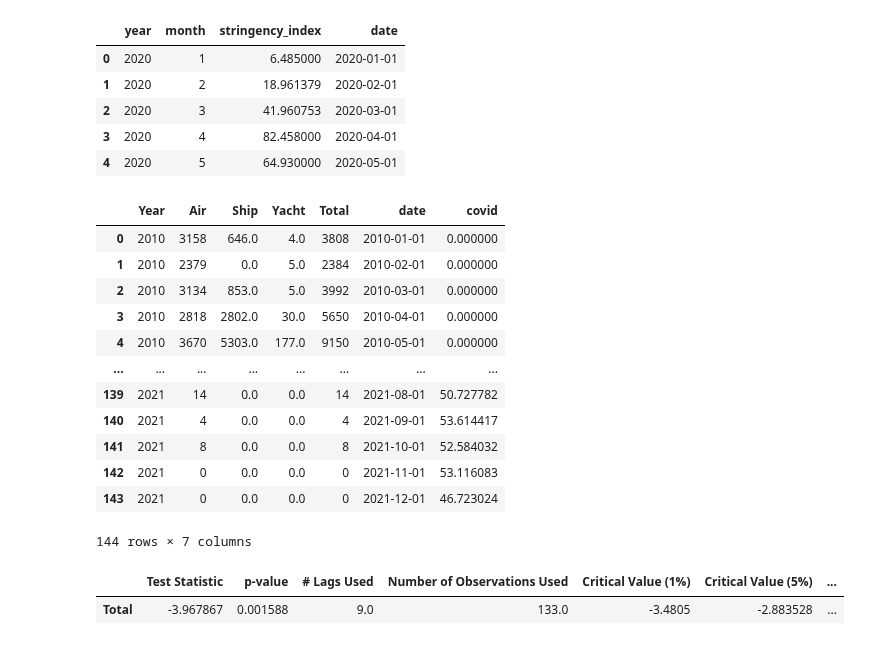
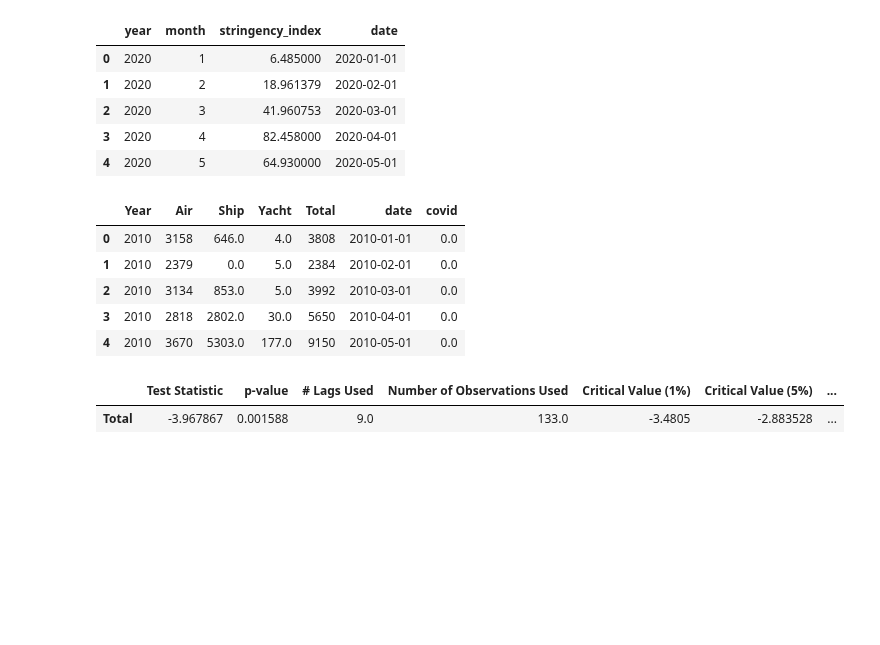
Before and after one commit to worldbank/pacific-observatory, a Jupyter notebook: scripts/notebooks/Tourism/modelling/tonga.ipynb, the cells around one changed output. Saved outputs shown, nothing was run; the diff lists cells and outputs as text; code cells hidden in the pictures; blank space fills up the shorter version.

```diff
--- a/scripts/notebooks/Tourism/modelling/tonga.ipynb
+++ b/scripts/notebooks/Tourism/modelling/tonga.ipynb
@@ -89,23 +89,16 @@ oceania_ci.head(5)
 # %%
 tonga = (tonga.merge(oceania_ci, how="left", on="date")
               .drop(["year", "month"], axis=1)
               .rename({"stringency_index": "covid"}, axis=1)
               .fillna(0))
-tonga
+tonga.head(5)
 # %% [output]
 |  | Year | Air | Ship | Yacht | Total | date | covid |
-| 0 | 2010 | 3158 | 646.0 | 4.0 | 3808 | 2010-01-01 | 0.000000 |
-| 1 | 2010 | 2379 | 0.0 | 5.0 | 2384 | 2010-02-01 | 0.000000 |
-| 2 | 2010 | 3134 | 853.0 | 5.0 | 3992 | 2010-03-01 | 0.000000 |
-| 3 | 2010 | 2818 | 2802.0 | 30.0 | 5650 | 2010-04-01 | 0.000000 |
-| 4 | 2010 | 3670 | 5303.0 | 177.0 | 9150 | 2010-05-01 | 0.000000 |
-| ... | ... | ... | ... | ... | ... | ... | ... |
-| 139 | 2021 | 14 | 0.0 | 0.0 | 14 | 2021-08-01 | 50.727782 |
-| 140 | 2021 | 4 | 0.0 | 0.0 | 4 | 2021-09-01 | 53.614417 |
-| 141 | 2021 | 8 | 0.0 | 0.0 | 8 | 2021-10-01 | 52.584032 |
-| 142 | 2021 | 0 | 0.0 | 0.0 | 0 | 2021-11-01 | 53.116083 |
-| 143 | 2021 | 0 | 0.0 | 0.0 | 0 | 2021-12-01 | 46.723024 |
+| 0 | 2010 | 3158 | 646.0 | 4.0 | 3808 | 2010-01-01 | 0.0 |
+| 1 | 2010 | 2379 | 0.0 | 5.0 | 2384 | 2010-02-01 | 0.0 |
+| 2 | 2010 | 3134 | 853.0 | 5.0 | 3992 | 2010-03-01 | 0.0 |
+| 3 | 2010 | 2818 | 2802.0 | 30.0 | 5650 | 2010-04-01 | 0.0 |
+| 4 | 2010 | 3670 | 5303.0 | 177.0 | 9150 | 2010-05-01 | 0.0 |
-144 rows × 7 columns
 # %%
 get_adf_df(tonga.diff().dropna(), ["Total"])
 # %% [output]
```
Also changed, not shown: parts of 17 cells of this notebook, 6 other files.
